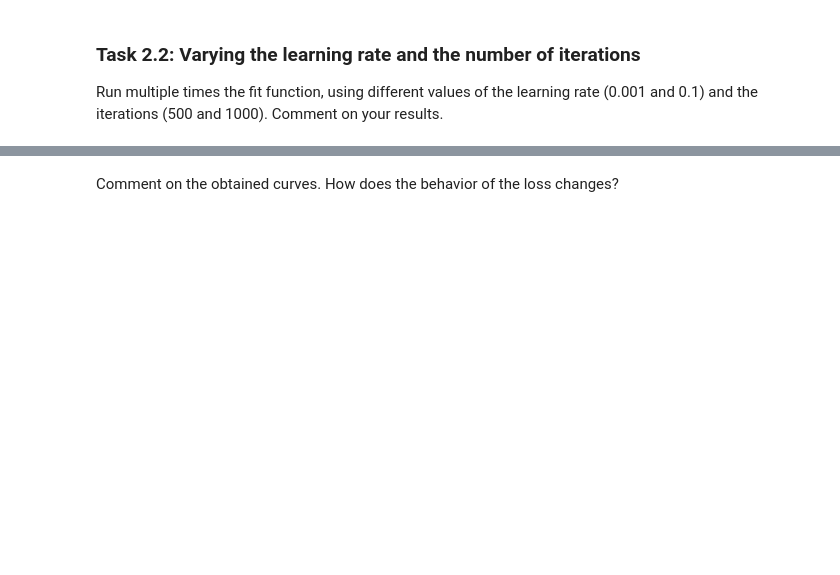
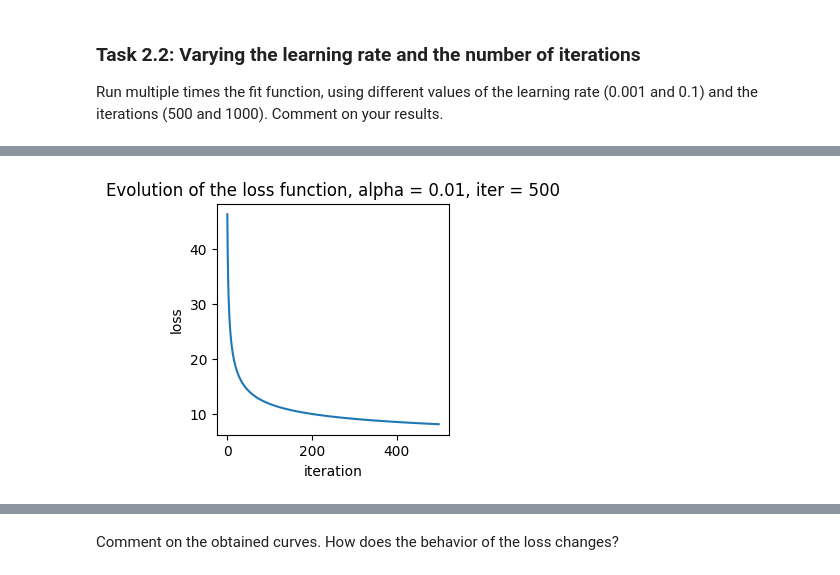
Before and after one commit to Coachsteveee/MALIS, a Jupyter notebook: labs/lab2/lr/log_reg_solver.ipynb, the cells around one changed output, grey strips where cells are left out. Cells and saved outputs as stored; diff of their text form; code cells hidden in the pictures; blank space fills up the shorter version.

```diff
--- a/labs/lab2/lr/log_reg_solver.ipynb
+++ b/labs/lab2/lr/log_reg_solver.ipynb
@@ -281,0 +330,6 @@ Run multiple times the fit function, using different values of the learning rate
+# %%
+#We fit the model using a learning rate of 0.01 and 500 iterations
+values = logistic.fit(X_tr,y_tr, 0.01, 500)
+plot_loss('Evolution of the loss function, alpha = 0.01, iter = 500', values)
+# %% [output]
+[figure, added]
```
Also changed, not shown: parts of 22 cells of this notebook.
